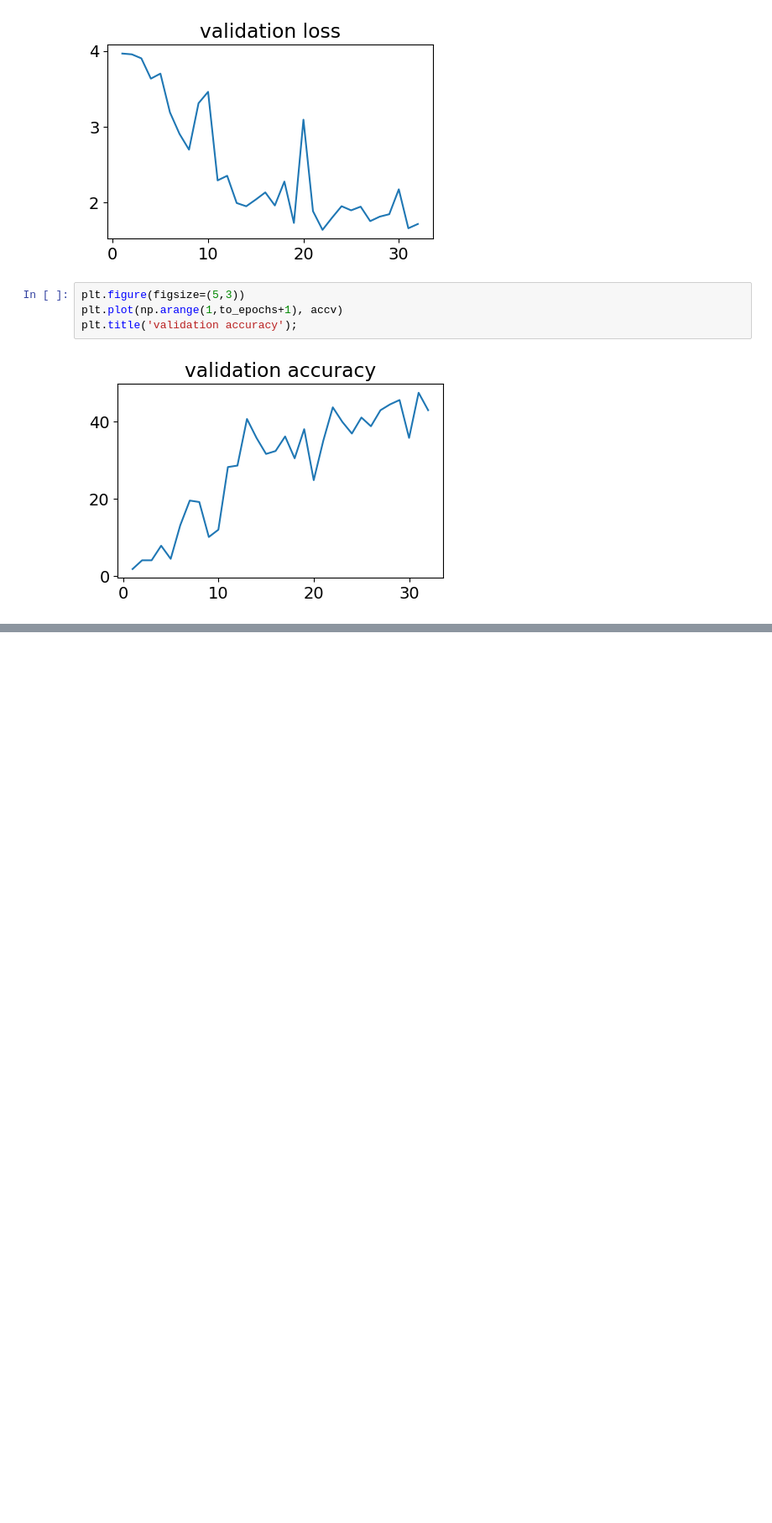
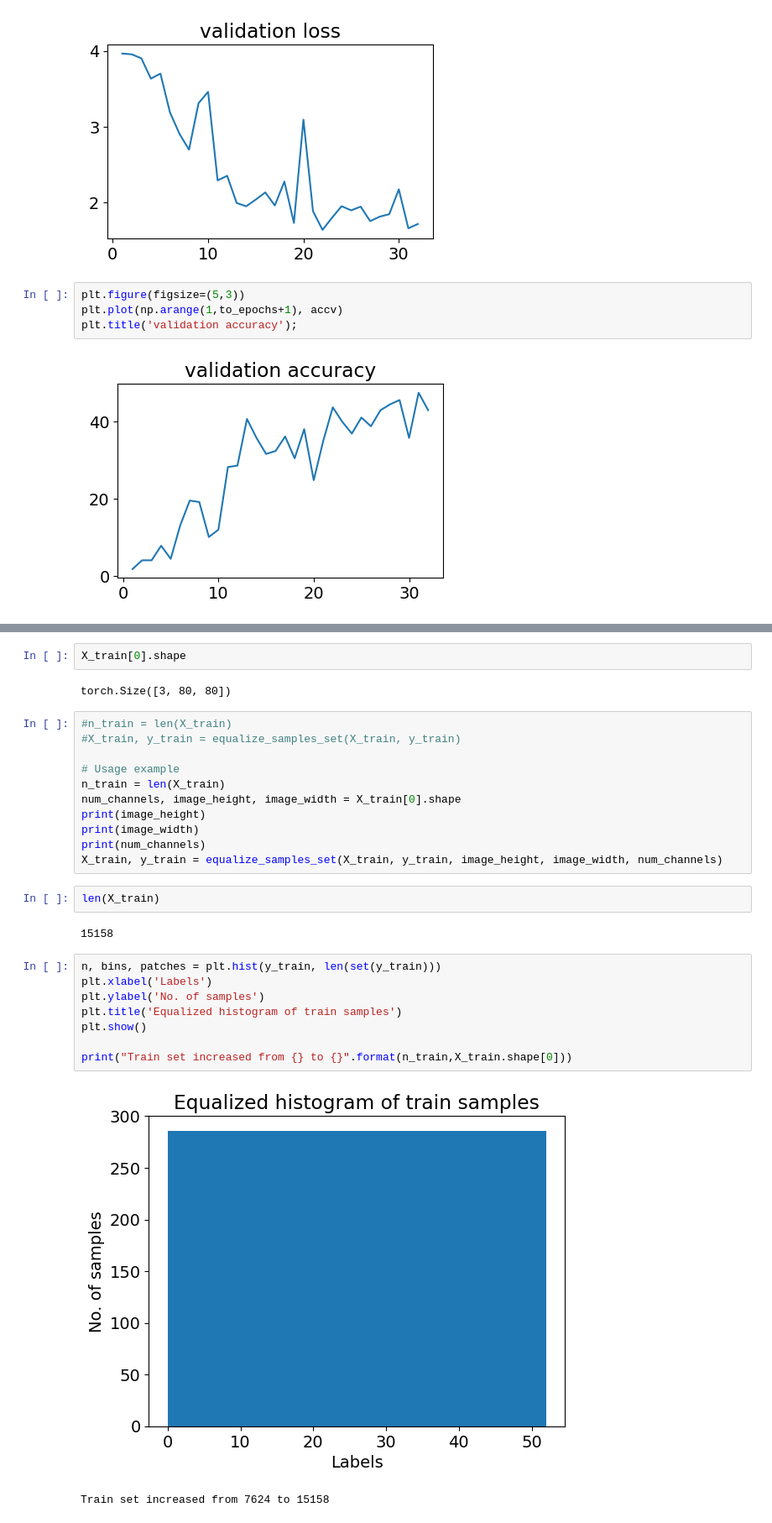
Before and after one commit to artikgak/KMA_NeuralNetworks_2, a Jupyter notebook: Hak_Lab_2.ipynb, the cells around one changed output, grey strips where cells are left out. Shown at 84% size. Cells and saved outputs as stored; diff of their text form; blank space fills up the shorter version.

```diff
--- a/Hak_Lab_2.ipynb
+++ b/Hak_Lab_2.ipynb
@@ -317,0 +378,30 @@ plt.title('validation accuracy');
+# %%
+X_train[0].shape
+# %% [output]
+torch.Size([3, 80, 80])
+# %%
+#n_train = len(X_train)
+#X_train, y_train = equalize_samples_set(X_train, y_train)
+
+# Usage example
+n_train = len(X_train)
+num_channels, image_height, image_width = X_train[0].shape
+print(image_height)
+print(image_width)
+print(num_channels)
+X_train, y_train = equalize_samples_set(X_train, y_train, image_height, image_width, num_channels)
+# %%
+len(X_train)
+# %% [output]
+15158
+# %%
+n, bins, patches = plt.hist(y_train, len(set(y_train)))
+plt.xlabel('Labels')
+plt.ylabel('No. of samples')
+plt.title('Equalized histogram of train samples')
+plt.show()
+
+print("Train set increased from {} to {}".format(n_train,X_train.shape[0]))
+# %% [output]
+[figure, added]
+Train set increased from 7624 to 15158
```
Also changed, not shown: parts of 24 cells of this notebook.
